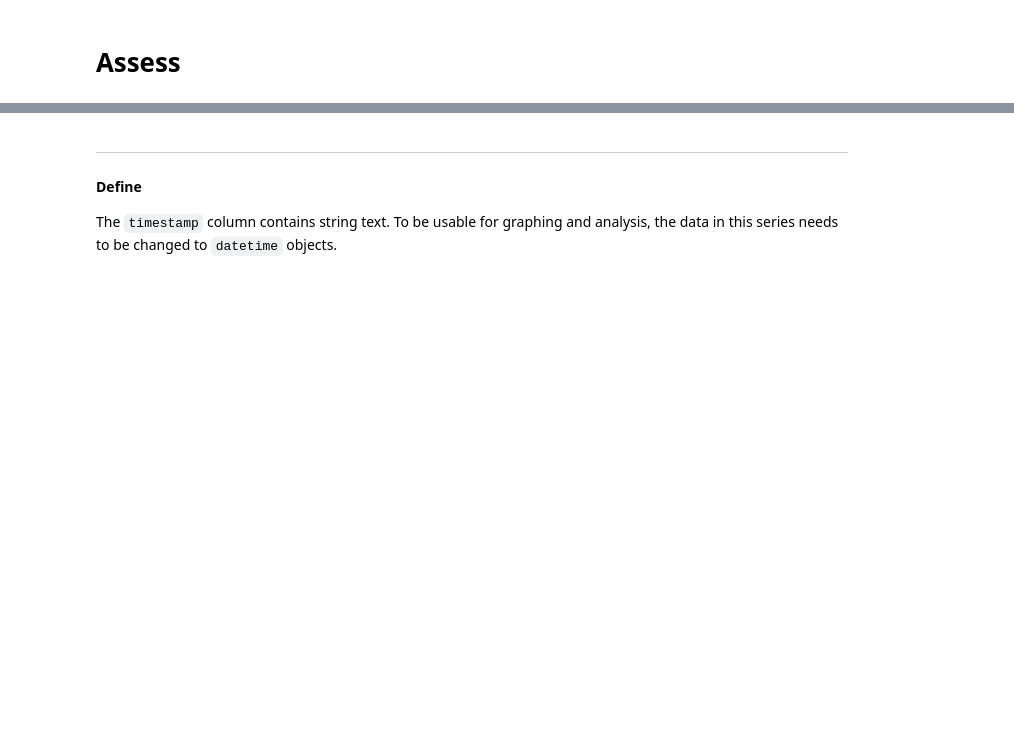
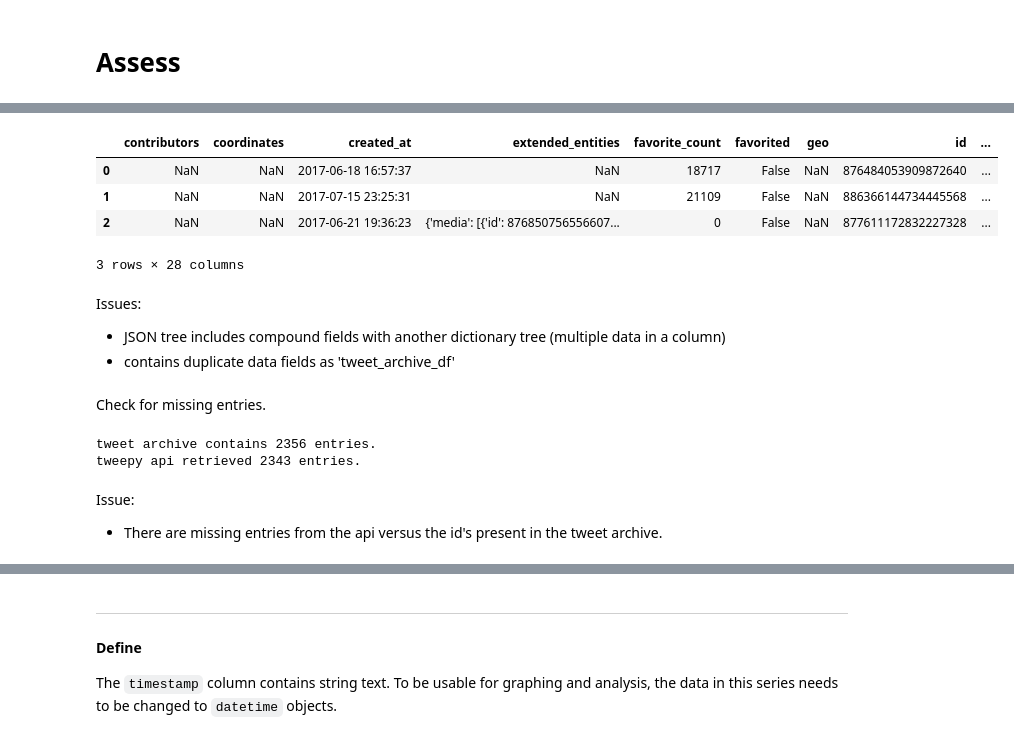
Before and after one commit to cmdellinger/Udacity, a Jupyter notebook: Data-Analysis-Nanodegree/Term 2/P2/wrangle_act.ipynb, the cells around one changed output, grey strips where cells are left out. Saved outputs shown, nothing was run; the diff lists cells and outputs as text; code cells hidden in the pictures; blank space fills up the shorter version.

```diff
--- a/Data-Analysis-Nanodegree/Term 2/P2/wrangle_act.ipynb
+++ b/Data-Analysis-Nanodegree/Term 2/P2/wrangle_act.ipynb
@@ -136,0 +311,23 @@ tweet_archive_df.retweeted_status_user_id.value_counts()
+# %%
+tweet_json_df.head(3)
+# %% [output]
+|  | contributors | coordinates | created_at | extended_entities | favorite_count | favorited | geo | id | ... |
+| 0 | NaN | NaN | 2017-06-18 16:57:37 | NaN | 18717 | False | NaN | 876484053909872640 | ... |
+| 1 | NaN | NaN | 2017-07-15 23:25:31 | NaN | 21109 | False | NaN | 886366144734445568 | ... |
+| 2 | NaN | NaN | 2017-06-21 19:36:23 | {'media': [{'id': 876850756556607... | 0 | False | NaN | 877611172832227328 | ... |
+3 rows × 28 columns
+# %% [markdown]
+Issues:
+* JSON tree includes compound fields with another dictionary tree (multiple data in a column)
+* contains duplicate data fields as 'tweet_archive_df'
+# %% [markdown]
+Check for missing entries.
+# %%
+print("tweet archive contains {} entries.".format(len(tweet_archive_df.tweet_id)))
+print("tweepy api retrieved {} entries.".format(len(tweet_json_df.id)))
+# %% [output]
+tweet archive contains 2356 entries.
+tweepy api retrieved 2343 entries.
+# %% [markdown]
+Issue:
+* There are missing entries from the api versus the id's present in the tweet archive.
```
Also changed, not shown: parts of 70 cells of this notebook, 2 other files.
